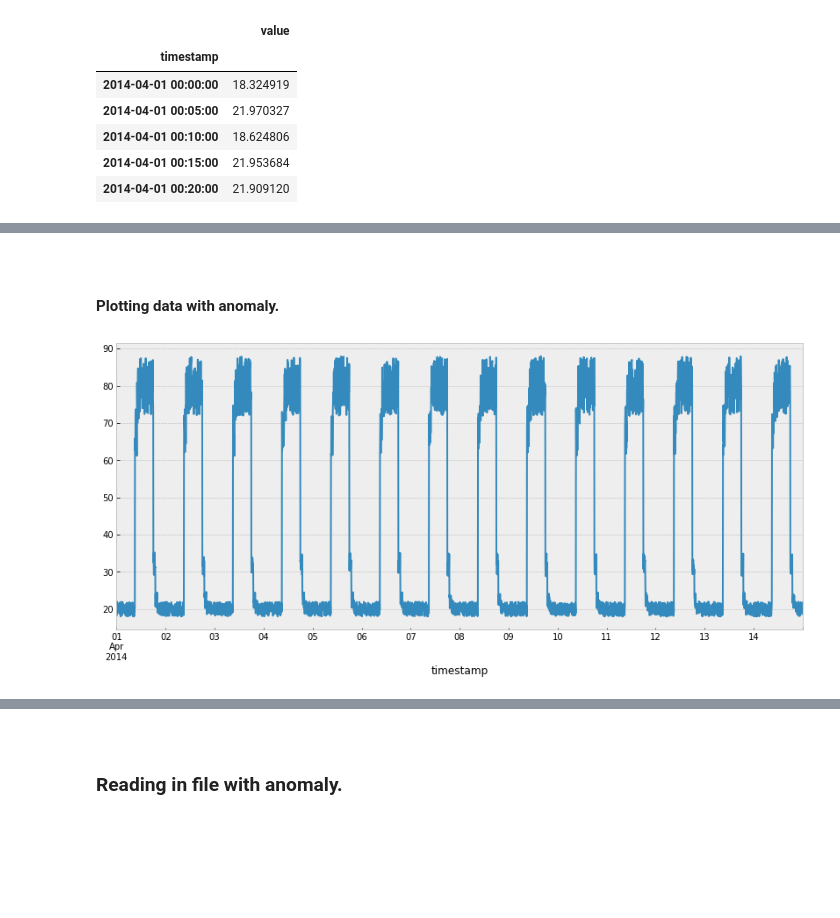
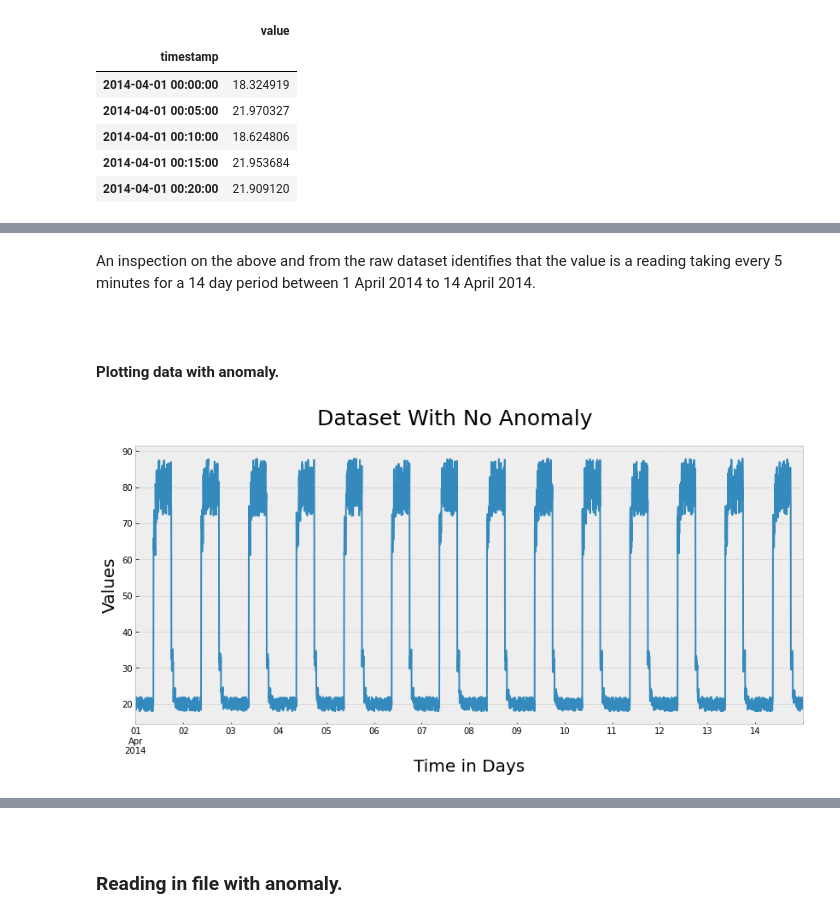
Before and after one commit to RYANCOX00/mach_stats_coursework, a Jupyter notebook: keras_time_anomaly.ipynb, the cells around one changed output, grey strips where cells are left out. Saved outputs shown, nothing was run; the diff lists cells and outputs as text; code cells hidden in the pictures; blank space fills up the shorter version.

```diff
--- a/keras_time_anomaly.ipynb
+++ b/keras_time_anomaly.ipynb
@@ -156,3 +175,5 @@ df_small_noise.head()
+# %% [markdown]
+An inspection on the above and from the raw dataset identifies that the value is a reading taking every 5 minutes for a 14 day period between 1 April 2014 to 14 April 2014.
 # %% [markdown]
 <br>
 
@@ -160,8 +181,15 @@ df_small_noise.head()
 # %%
 # Plotting as subplot, setting fig size to 14,6.
 fig, ax = plt.subplots(figsize =(14,6))
 
 # Plotting dataframe on single axis.  Legend = false as its not useful.
-df_small_noise.plot(legend=False, ax=ax);
+df_small_noise.plot(legend=False, ax=ax)
+
+# Setting title.
+fig.suptitle('Dataset With No Anomaly ', fontsize=25)
+
+# Setting x and y axis label.
+plt.xlabel('Time in Days', fontsize=20)
+plt.ylabel('Values',fontsize=20);
 # %% [output]
-[figure, old version]
+[figure, new version]
```
Also changed, not shown: parts of 38 cells of this notebook.
